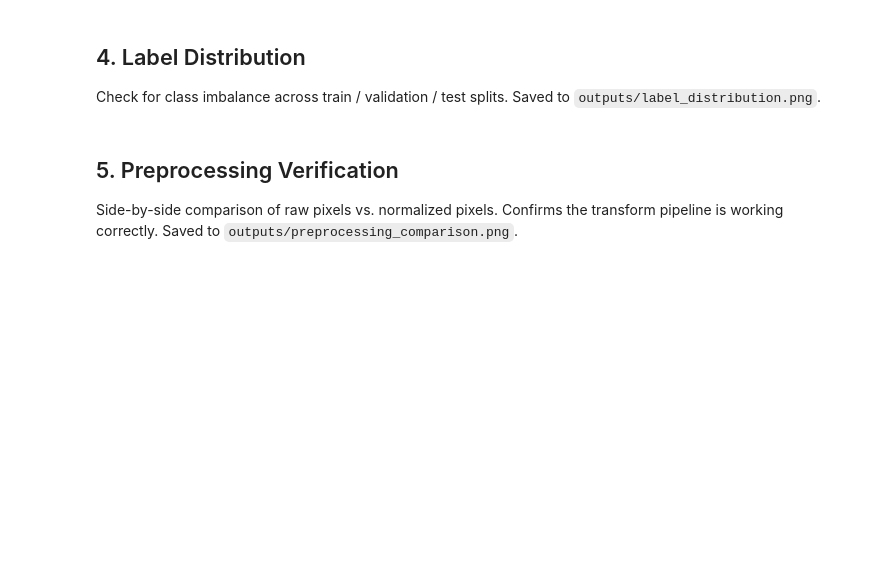
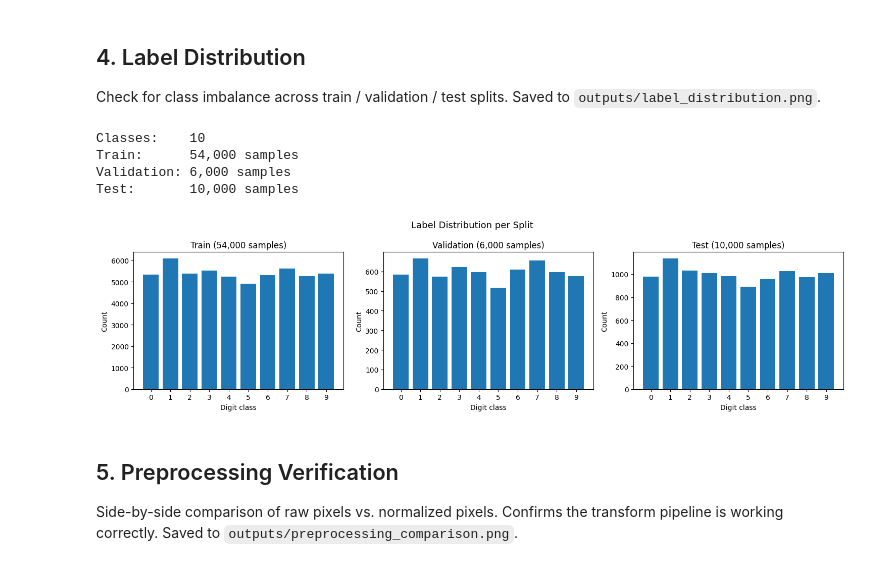
Before and after one commit to k-brandon98/handwritten-char-recognition, a Jupyter notebook: notebooks/explore.ipynb, the cells around one changed output. Drawn from its saved outputs; the diff is of its cells as text; code cells hidden in the pictures; blank space fills up the shorter version.

```diff
--- a/notebooks/explore.ipynb
+++ b/notebooks/explore.ipynb
@@ -43,17 +62,24 @@ plot_batch(train_loader, n=16, save_path='../outputs/batch_sample.png')
 ## 4. Label Distribution
 Check for class imbalance across train / validation / test splits. Saved to `outputs/label_distribution.png`.
 # %%
-full_train, test_dataset = load_mnist(data_dir='../data')
+full_train, test_dataset, num_classes = load_dataset(dataset_name='mnist', data_dir=str(DATA_DIR))
 train_subset, val_subset = create_splits(full_train)
 
+print(f'Classes:    {num_classes}')
 print(f'Train:      {len(train_subset):,} samples')
 print(f'Validation: {len(val_subset):,} samples')
 print(f'Test:       {len(test_dataset):,} samples')
 
 plot_label_distribution(
     train_subset, val_subset, test_dataset,
-    save_path='../outputs/label_distribution.png'
+    save_path=str(OUTPUT_DIR / 'label_distribution.png')
 )
+# %% [output]
+Classes:    10
+Train:      54,000 samples
+Validation: 6,000 samples
+Test:       10,000 samples
+[figure, added]
 # %% [markdown]
 ## 5. Preprocessing Verification
 Side-by-side comparison of raw pixels vs. normalized pixels. Confirms the transform pipeline is working correctly. Saved to `outputs/preprocessing_comparison.png`.
```
Also changed, not shown: parts of 6 cells of this notebook, 3 other files.
